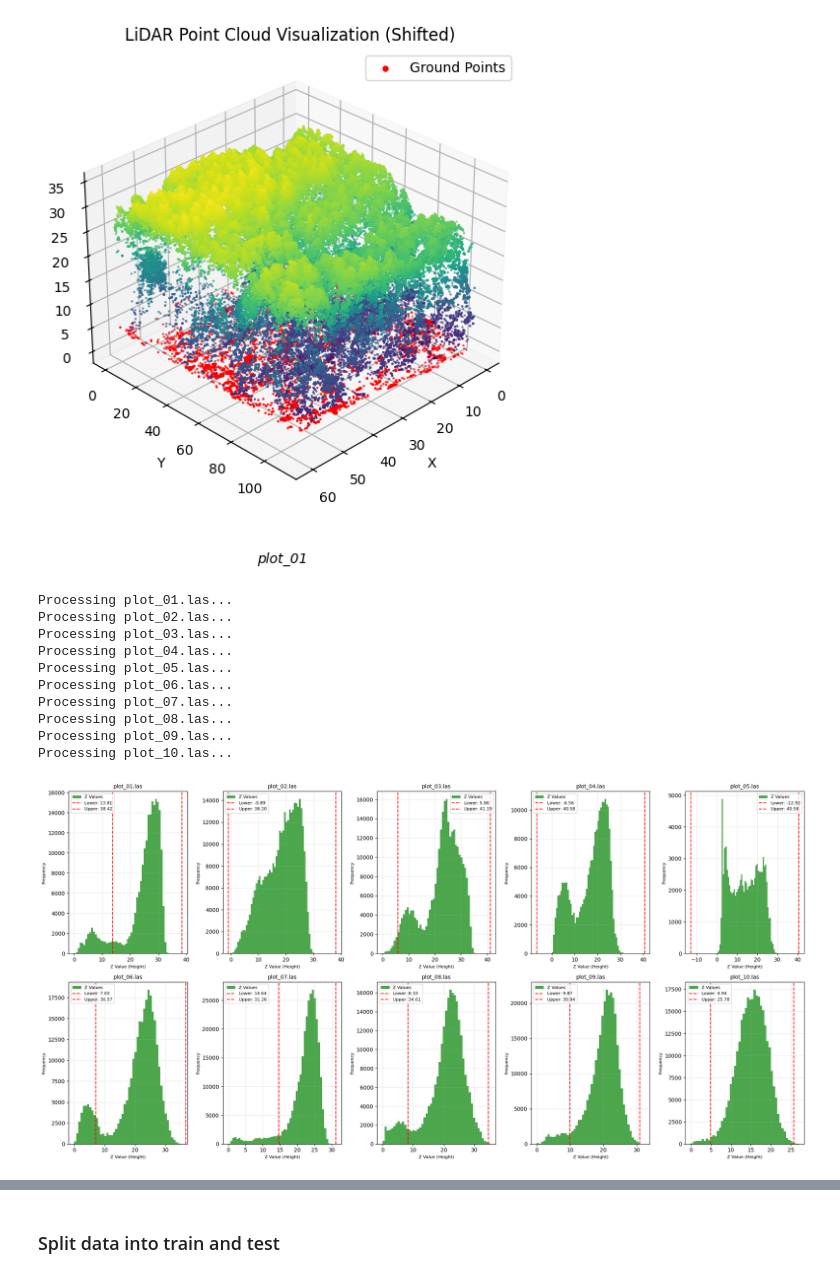
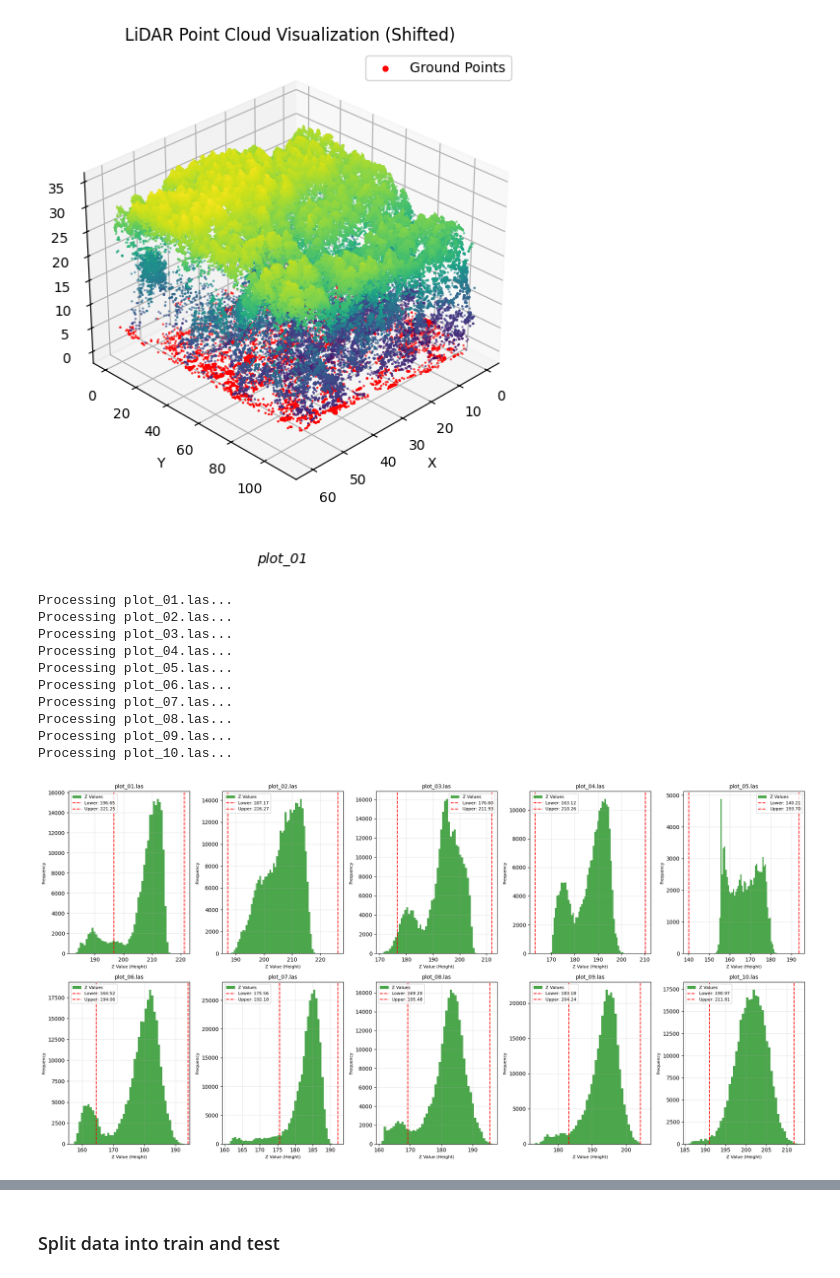
Before and after one commit to pariaighanian/LiDAR-Based-Tree-Detection, a Jupyter notebook: src/main.ipynb, the cells around one changed output, grey strips where cells are left out. Cells and saved outputs as stored; diff of their text form; code cells hidden in the pictures.

```diff
--- a/src/main.ipynb
+++ b/src/main.ipynb
@@ -36,7 +39,7 @@ def load_and_filter_las(file_path: str, filter_class: int = 5) -> np.ndarray:
     """
     try:
         las = laspy.read(file_path)
-        mask = las.classification == filter_class
+        mask = (las.classification == filter_class)
         points = np.stack([las.x[mask], las.y[mask], las.z[mask]], axis=1)
         return points
     except Exception as e:
@@ -193,36 +316,34 @@ plot_shifted_lidar(plot_las_files[0])
 # %%
 fig, axes = plt.subplots(2, 5, figsize=(20, 10))
 axes = axes.flatten()
 
 for i, file_path in enumerate(plot_las_files[:10]):
     file_name = os.path.basename(file_path)
     print(f"Processing {file_name}...")
 
     # Load and filter points
     points = load_and_filter_las(file_path, filter_class=5)
     if points is None or len(points) == 0:
         print(f"Skipping {file_name} due to an error or no valid points.")
         continue
 
-    shifted_points = shift_points_to_origin(points)
-
-    plot_z_distribution(shifted_points, axes[i], file_name)
+    plot_z_distribution(points, axes[i], file_name)
 
 
 plt.tight_layout()
 plt.show()
 # %% [output]
 Processing plot_01.las...
 Processing plot_02.las...
 Processing plot_03.las...
 Processing plot_04.las...
 Processing plot_05.las...
 Processing plot_06.las...
 Processing plot_07.las...
 Processing plot_08.las...
 Processing plot_09.las...
 Processing plot_10.las...
-[figure, old version]
+[figure, new version]
 # %%
 preprocessed_data = []
 
```
Also changed, not shown: parts of 25 cells of this notebook, 2 other files.
